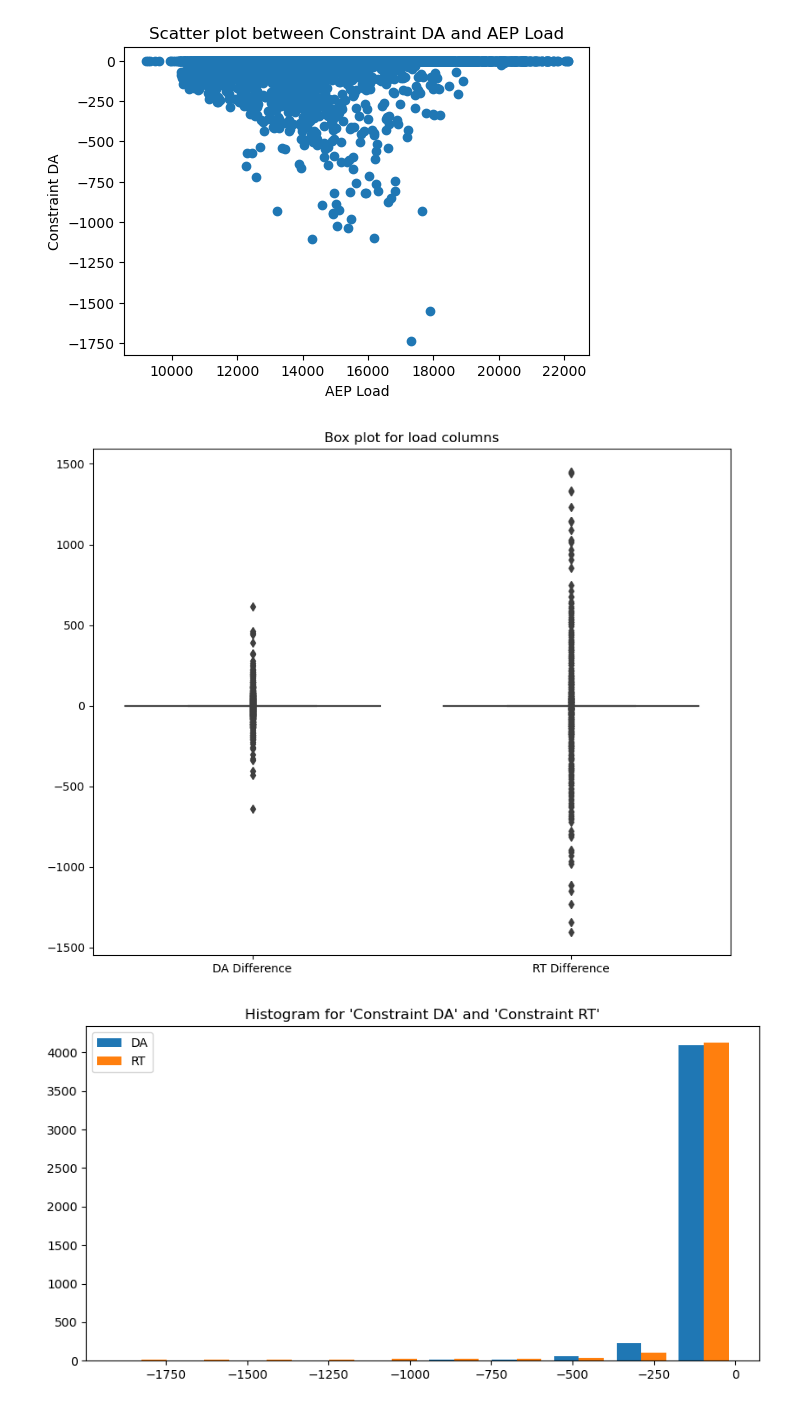
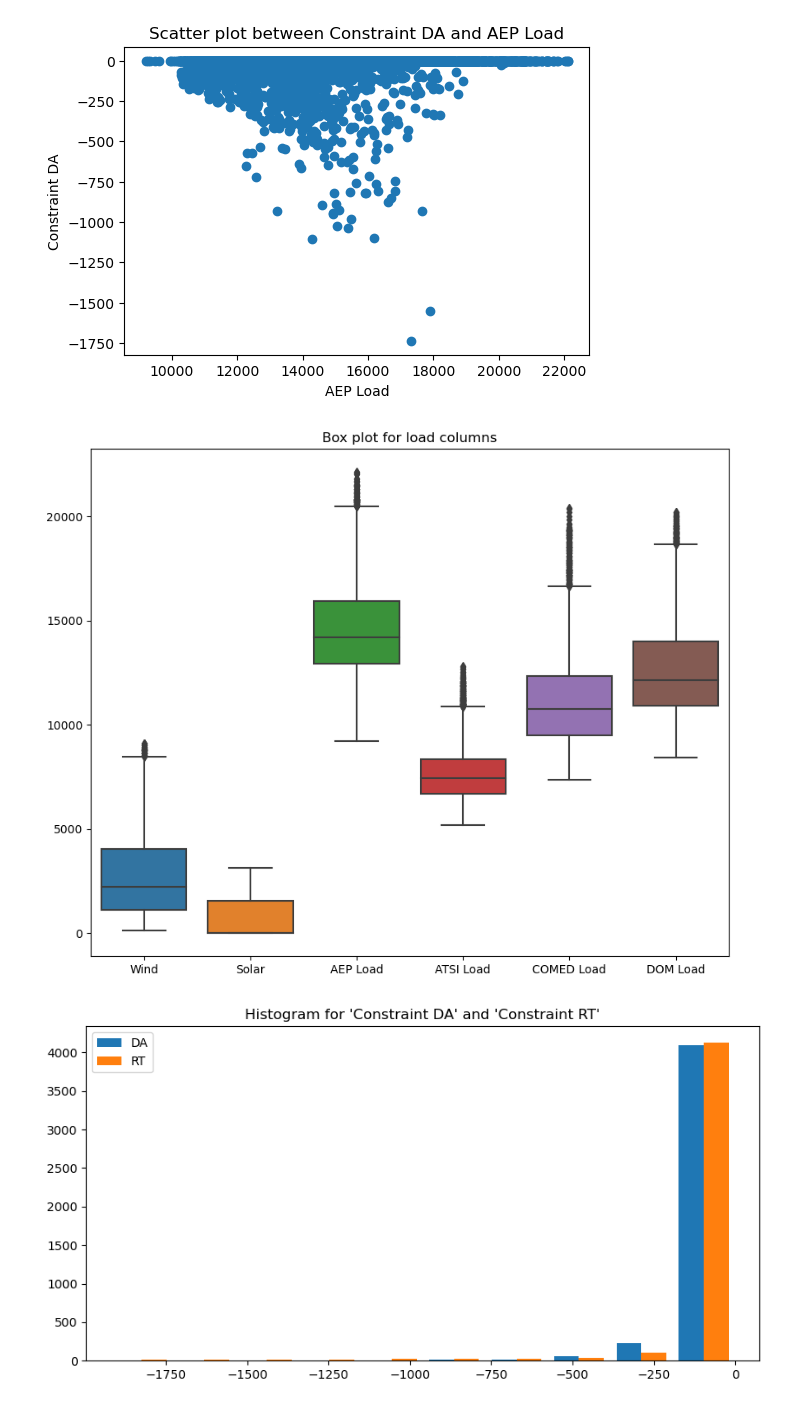
Before and after one commit to Nim-ah/Day-Ahead-Real-Time-Constraint-Investigation, a Jupyter notebook: DA_RT_V1.ipynb, the cells around one changed output. Saved outputs shown, nothing was run; the diff lists cells and outputs as text; code cells hidden in the pictures.

```diff
--- a/DA_RT_V1.ipynb
+++ b/DA_RT_V1.ipynb
@@ -100,8 +112,22 @@ plt.show()
 [figure]
 # %%
 load_cols = ['Wind', 'Solar', 'AEP Load', 'ATSI Load', 'COMED Load', 'DOM Load']
+# df.set_index('Date/Time')[load_cols].plot(subplots=True, layout=(-1, 2), figsize=(25, 15))
+# plt.tight_layout()
+# plt.show()
 
-df.set_index('Date/Time')[load_cols].plot(subplots=True, layout=(-1, 2), figsize=(25, 15))
+colors = ['b', 'g', 'r', 'c', 'm', 'y']
+
+fig, axs = plt.subplots(len(load_cols)//2, 2, figsize=(25, 15))
+axs = axs.ravel()
+
+start_date = datetime.datetime(2021, 7, 1)
+end_date = datetime.datetime(2021, 12, 10)
+
+for i, col in enumerate(load_cols):
+    axs[i].plot(df['Date/Time'], df[col], color=colors[i % len(colors)])
+    axs[i].set_title(col)
+    #axs[i].set_xlim([start_date, end_date])
 
 plt.tight_layout()
 plt.show()
@@ -110,18 +135,0 @@ plt.show()
-# %%
-load_cols = ['Wind', 'Solar', 'AEP Load', 'ATSI Load', 'COMED Load', 'DOM Load']
-
-colors = ['b', 'g', 'r', 'c', 'm', 'y']
-
-fig, axs = plt.subplots(len(load_cols)//2, 2, figsize=(25, 15))  # Create a grid of
-axs = axs.ravel()  # Flatten the grid into a 1D array to iterate over
-
-start_date = datetime.datetime(2021, 7, 1)
-end_date = datetime.datetime(2021, 12, 10)
-
-for i, col in enumerate(load_cols):
-    axs[i].plot(df['Date/Time'], df[col], color=colors[i % len(colors)])  # Use a different color for each plot
-    axs[i].set_title(col)  # Set the title for each subplot
-    axs[i].set_xlim([start_date, end_date])  # Set the x-axis limits for each subplot
-
-plt.tight_layout()
-plt.show()
@@ -142,11 +148,11 @@ plt.show()
 # %%
 # Boxplot for load columns
 plt.figure(figsize=(10, 8))
-sns.boxplot(data=df[load_cols])
+sms.boxplot(data=df[load_cols])
 plt.title('Box plot for load columns')
 plt.show()
 # %% [output]
-[figure, old version]
+[figure, new version]
 # %%
 # Histogram for 'Constraint DA' and 'Constraint RT'
 plt.figure(figsize=(10, 5))
```
Also changed, not shown: parts of 21 cells of this notebook.
